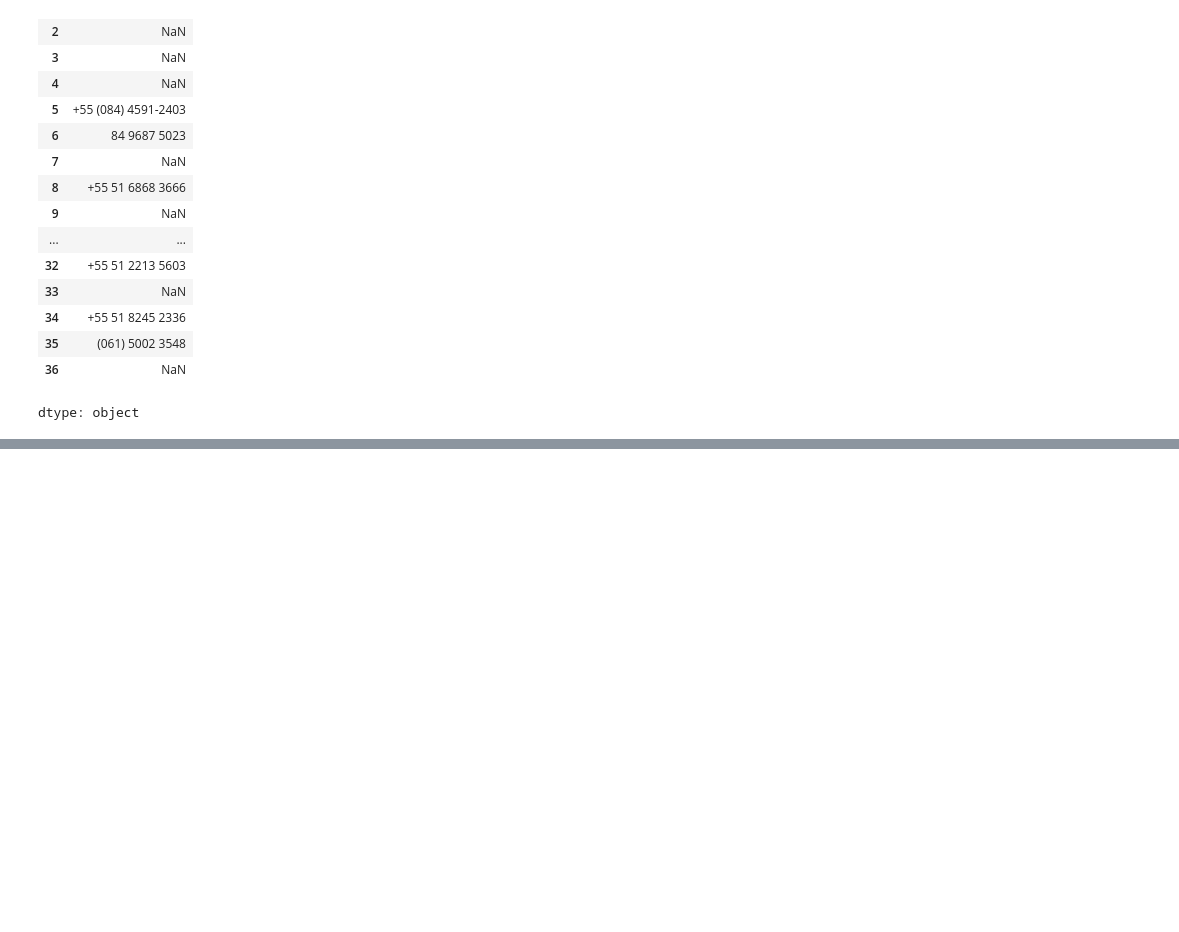
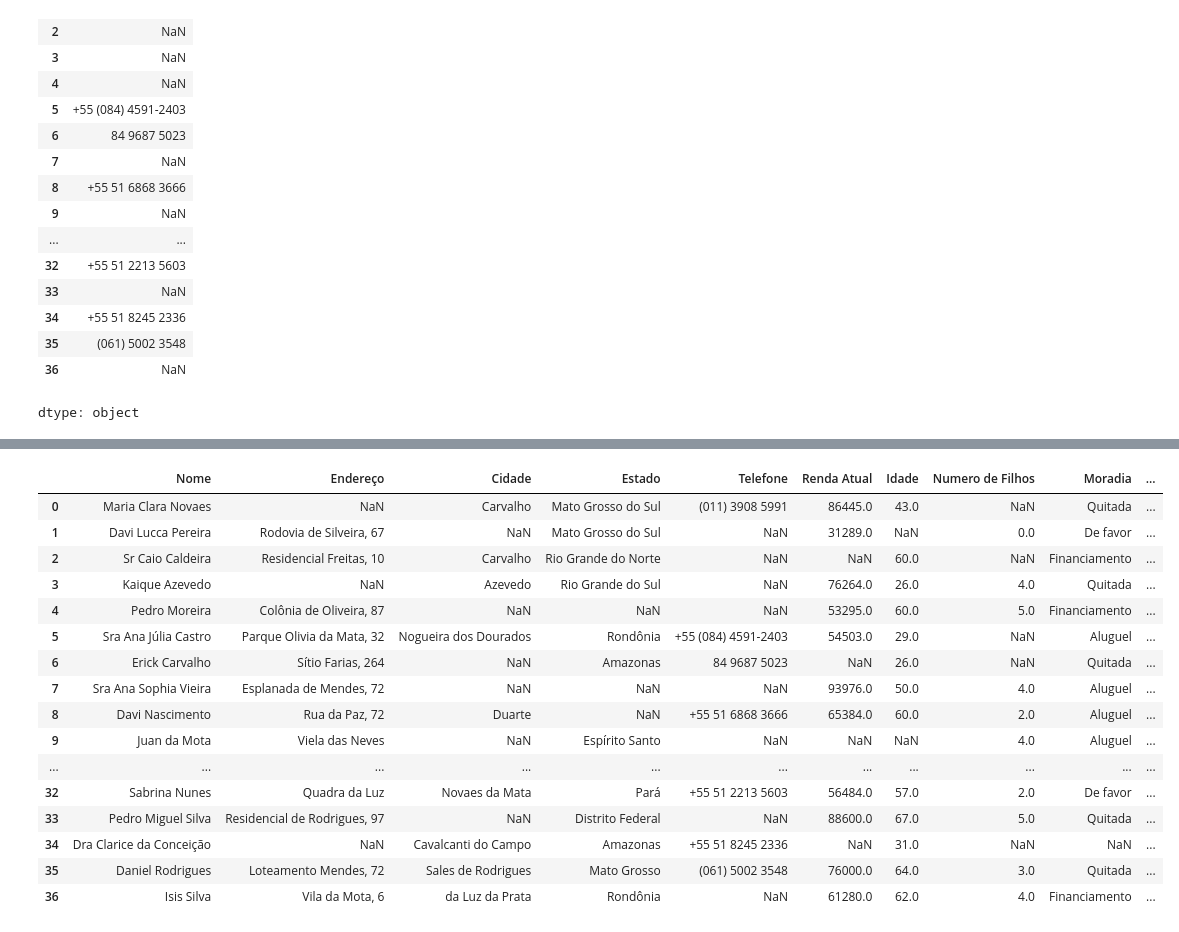
Before and after one commit to i-malur/bootcamp-data-analytics-mod5, a Jupyter notebook: Módulo_05_|_DATA_WRANGLING.ipynb, the cells around one changed output, grey strips where cells are left out. Saved outputs shown, nothing was run; the diff lists cells and outputs as text; code cells hidden in the pictures; blank space fills up the shorter version.

Commit message:
Colab - DATA WRANGLING

```diff
--- a/Módulo_05_|_DATA_WRANGLING.ipynb
+++ b/Módulo_05_|_DATA_WRANGLING.ipynb
@@ -206,0 +228,35 @@ dtype: object
+# %%
+df_casa = df_research_people.copy()
+# %%
+df_casa.drop([
+    'Estado Civil',
+    'Streaming',
+    'Restrições Alimentares',
+    'Usa Protetor Solar Diariamente',
+    'Compra e Lê Livros Todos os Anos',
+    'Quantidade de Livros Comprados',
+    'Autor Favorito'
+], axis=1, inplace=True)
+
+'''
+O inplace=True é um parâmetro que diz ao pandas para modificar o DataFrame diretamente na memória, em vez de criar e devolver um DataFrame novo.
+Ou seja, não é necessário atribuir na variável df_casa para realizar as modificações
+'''
+# %% [output]
+|  | Nome | Endereço | Cidade | Estado | Telefone | Renda Atual | Idade | Numero de Filhos | Moradia | ... |
+| 0 | Maria Clara Novaes | NaN | Carvalho | Mato Grosso do Sul | (011) 3908 5991 | 86445.0 | 43.0 | NaN | Quitada | ... |
+| 1 | Davi Lucca Pereira | Rodovia de Silveira, 67 | NaN | Mato Grosso do Sul | NaN | 31289.0 | NaN | 0.0 | De favor | ... |
+| 2 | Sr Caio Caldeira | Residencial Freitas, 10 | Carvalho | Rio Grande do Norte | NaN | NaN | 60.0 | NaN | Financiamento | ... |
+| 3 | Kaique Azevedo | NaN | Azevedo | Rio Grande do Sul | NaN | 76264.0 | 26.0 | 4.0 | Quitada | ... |
+| 4 | Pedro Moreira | Colônia de Oliveira, 87 | NaN | NaN | NaN | 53295.0 | 60.0 | 5.0 | Financiamento | ... |
+| 5 | Sra Ana Júlia Castro | Parque Olivia da Mata, 32 | Nogueira dos Dourados | Rondônia | +55 (084) 4591-2403 | 54503.0 | 29.0 | NaN | Aluguel | ... |
+| 6 | Erick Carvalho | Sítio Farias, 264 | NaN | Amazonas | 84 9687 5023 | NaN | 26.0 | NaN | Quitada | ... |
+| 7 | Sra Ana Sophia Vieira | Esplanada de Mendes, 72 | NaN | NaN | NaN | 93976.0 | 50.0 | 4.0 | Aluguel | ... |
+| 8 | Davi Nascimento | Rua da Paz, 72 | Duarte | NaN | +55 51 6868 3666 | 65384.0 | 60.0 | 2.0 | Aluguel | ... |
+| 9 | Juan da Mota | Viela das Neves | NaN | Espírito Santo | NaN | NaN | NaN | 4.0 | Aluguel | ... |
+| ... | ... | ... | ... | ... | ... | ... | ... | ... | ... | ... |
+| 32 | Sabrina Nunes | Quadra da Luz | Novaes da Mata | Pará | +55 51 2213 5603 | 56484.0 | 57.0 | 2.0 | De favor | ... |
+| 33 | Pedro Miguel Silva | Residencial de Rodrigues, 97 | NaN | Distrito Federal | NaN | 88600.0 | 67.0 | 5.0 | Quitada | ... |
+| 34 | Dra Clarice da Conceição | NaN | Cavalcanti do Campo | Amazonas | +55 51 8245 2336 | NaN | 31.0 | NaN | NaN | ... |
+| 35 | Daniel Rodrigues | Loteamento Mendes, 72 | Sales de Rodrigues | Mato Grosso | (061) 5002 3548 | 76000.0 | 64.0 | 3.0 | Quitada | ... |
+| 36 | Isis Silva | Vila da Mota, 6 | da Luz da Prata | Rondônia | NaN | 61280.0 | 62.0 | 4.0 | Financiamento | ... |
```
Also changed, not shown: parts of 29 cells of this notebook.
